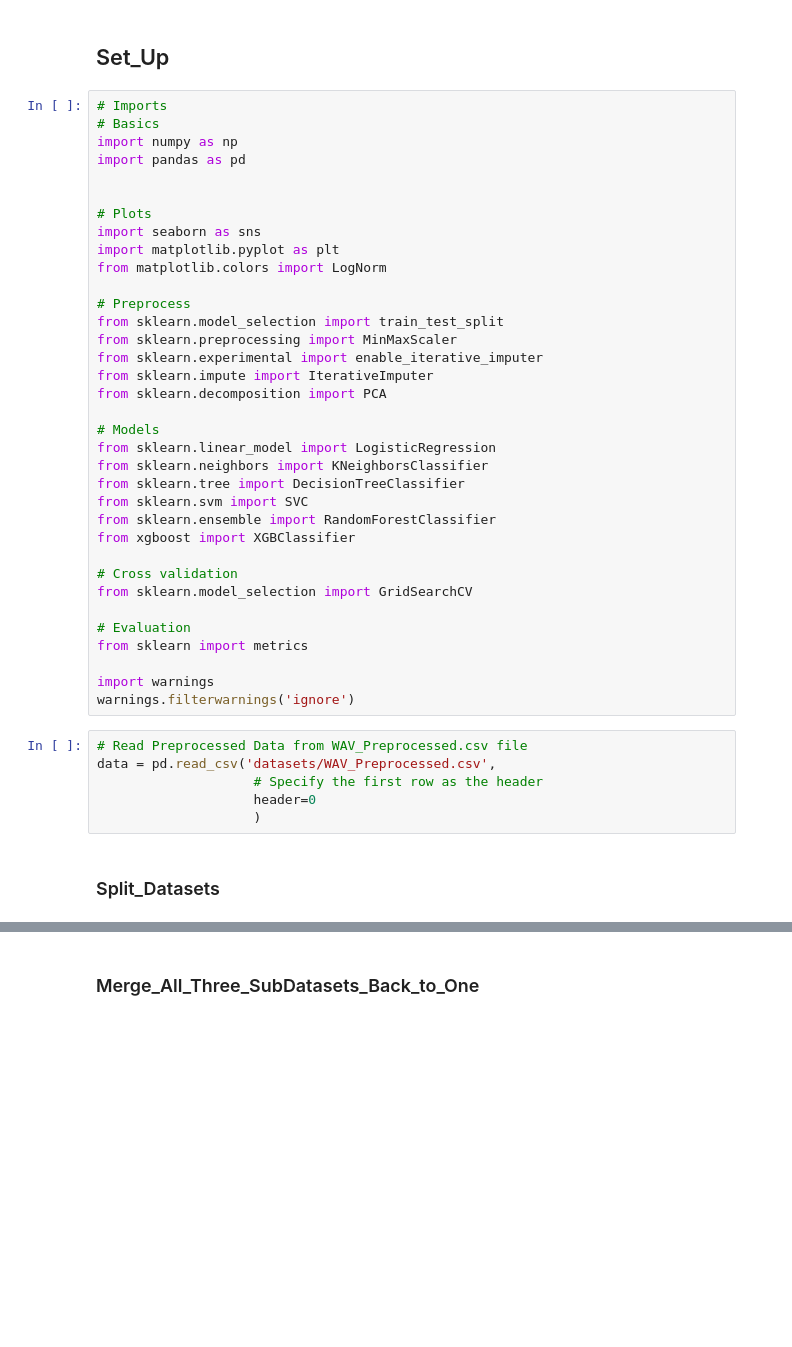
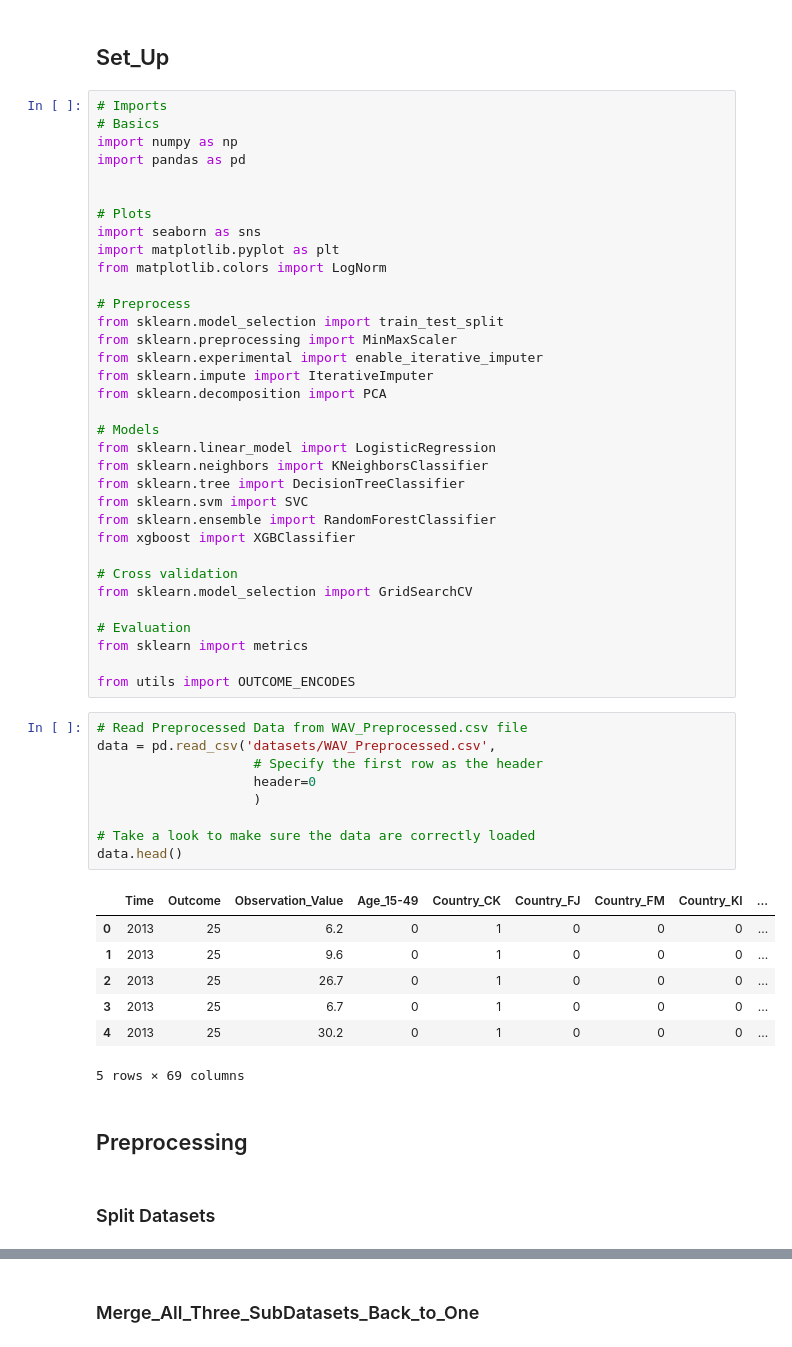
Before and after one commit to Loufakis/MSc_Assignments, a Jupyter notebook: Machine_Learning/VAW_Machine_Learning.ipynb, the cells around one changed output, grey strips where cells are left out. Cells and saved outputs as stored; diff of their text form; blank space fills up the shorter version.

```diff
--- a/Machine_Learning/VAW_Machine_Learning.ipynb
+++ b/Machine_Learning/VAW_Machine_Learning.ipynb
@@ -55,13 +56,27 @@ from sklearn.model_selection import GridSearchCV
 # Evaluation
 from sklearn import metrics
 
-import warnings
-warnings.filterwarnings('ignore')
+from utils import OUTCOME_ENCODES
 # %%
 # Read Preprocessed Data from WAV_Preprocessed.csv file
 data = pd.read_csv('datasets/WAV_Preprocessed.csv',
                     # Specify the first row as the header
                     header=0
                     )
+
+# Take a look to make sure the data are correctly loaded
+data.head()
+# %% [output]
+|  | Time | Outcome | Observation_Value | Age_15-49 | Country_CK | Country_FJ | Country_FM | Country_KI | ... |
+| 0 | 2013 | 25 | 6.2 | 0 | 1 | 0 | 0 | 0 | ... |
+| 1 | 2013 | 25 | 9.6 | 0 | 1 | 0 | 0 | 0 | ... |
+| 2 | 2013 | 25 | 26.7 | 0 | 1 | 0 | 0 | 0 | ... |
+| 3 | 2013 | 25 | 6.7 | 0 | 1 | 0 | 0 | 0 | ... |
+| 4 | 2013 | 25 | 30.2 | 0 | 1 | 0 | 0 | 0 | ... |
+5 rows × 69 columns
+# %% [markdown]
+<a id="Preprocessing"></a>
+## Preprocessing
 # %% [markdown]
-### Split_Datasets
+<a id="Split_Datasets"></a>
+### Split Datasets
```
Also changed, not shown: parts of 68 cells of this notebook.
